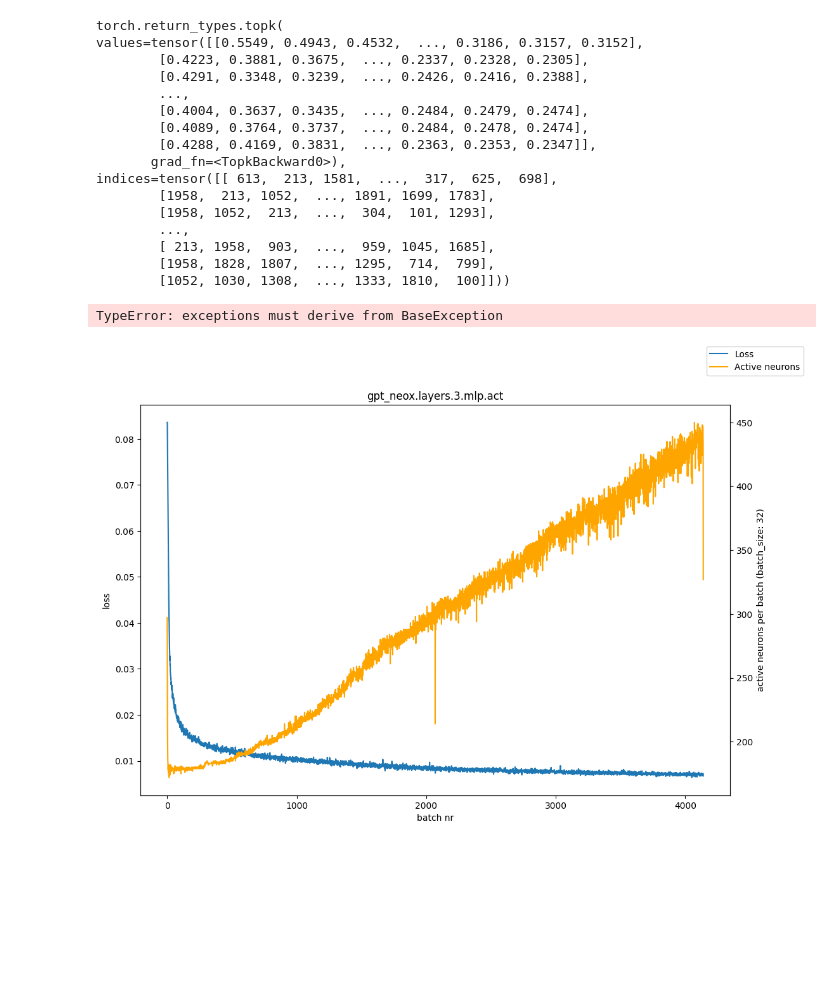
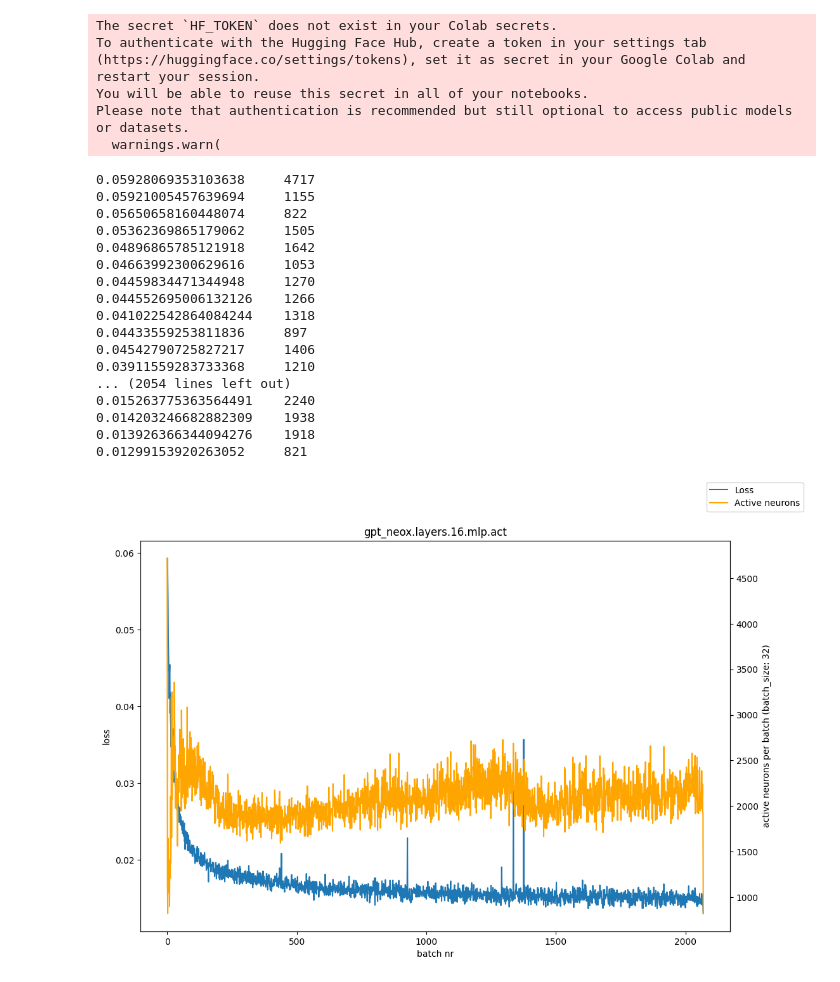
Before and after one commit to MarkusSibbesen/mechinterp_research_project, a Jupyter notebook: training_sparse_autoencoders.ipynb, the cells around one changed output. Drawn from its saved outputs; the diff is of its cells as text; code cells hidden in the pictures; blank space fills up the shorter version.

```diff
--- a/training_sparse_autoencoders.ipynb
+++ b/training_sparse_autoencoders.ipynb
@@ -47,8 +69,8 @@ import math
 device = torch.device("cuda" if torch.cuda.is_available() else "cpu")
 # %%
 # For the base model
-url = "EleutherAI/pythia-14m"
-hookpoints = ["gpt_neox.layers.3.mlp.act"]
+url = "EleutherAI/pythia-1.4b"
+hookpoints = ["gpt_neox.layers.16.mlp.act"]
 out_folder = f"models/sparse_autoencoders/{url.split('/')[-1]}"
 log_folder = f"training_logs/sparse_autoencoders/{url.split('/')[-1]}"
 
@@ -65,19 +87,25 @@ dataloader = DataLoader(
     batch_size=batch_size,
     shuffle=True
 )
+# %% [output]
+The secret `HF_TOKEN` does not exist in your Colab secrets.
+To authenticate with the Hugging Face Hub, create a token in your settings tab (https://huggingface.co/settings/tokens), set it as secret in your Google Colab and restart your session.
+You will be able to reuse this secret in all of your notebooks.
+Please note that authentication is recommended but still optional to access public models or datasets.
+  warnings.warn(
 # %%
 # SAE data
 
 input_size = model.config.intermediate_size
 
-expansion_factor = 4
+expansion_factor = 8
 
 meta_data = {
     'input_size': input_size,
     'hidden_size': input_size * expansion_factor,
-    'k': int(math.sqrt(input_size*expansion_factor)),
+    'k': 32,
     "pre_encoder_bias": True,
-    "activation_function": "topk"
+    "same_W": False
 }
 
 
@@ -101,9 +129,7 @@ class SaeTrainer():
     def train_step(self, input_, labels):
         outputs = self.model(input_).to(device)
         loss = self.loss_fn(outputs, labels)
-        hiddens = self.model.hidden_activations
-        print(hiddens)
-        raise "test"
+        hiddens = self.model.activations
         active_neurons = len(torch.unique(hiddens.indices))
 
         loss.backward()
@@ -143,29 +169,29 @@ for activations, _ in activation_label_generator(dataloader, model, hookpoints,
         print(f'{loss}\t{active_neurons}', end='')
     print('')
 # %% [output]
-torch.return_types.topk(
-values=tensor([[0.5549, 0.4943, 0.4532,  ..., 0.3186, 0.3157, 0.3152],
-        [0.4223, 0.3881, 0.3675,  ..., 0.2337, 0.2328, 0.2305],
-        [0.4291, 0.3348, 0.3239,  ..., 0.2426, 0.2416, 0.2388],
-        ...,
-        [0.4004, 0.3637, 0.3435,  ..., 0.2484, 0.2479, 0.2474],
-        [0.4089, 0.3764, 0.3737,  ..., 0.2484, 0.2478, 0.2474],
-        [0.4288, 0.4169, 0.3831,  ..., 0.2363, 0.2353, 0.2347]],
-       grad_fn=<TopkBackward0>),
-indices=tensor([[ 613,  213, 1581,  ...,  317,  625,  698],
-        [1958,  213, 1052,  ..., 1891, 1699, 1783],
-        [1958, 1052,  213,  ...,  304,  101, 1293],
-        ...,
-        [ 213, 1958,  903,  ...,  959, 1045, 1685],
-        [1958, 1828, 1807,  ..., 1295,  714,  799],
-        [1052, 1030, 1308,  ..., 1333, 1810,  100]]))
+0.05928069353103638     4717
+0.05921005457639694     1155
+0.05650658160448074     822
+0.05362369865179062     1505
+0.04896865785121918     1642
+0.04663992300629616     1053
+0.04459834471344948     1270
+0.044552695006132126    1266
+0.041022542864084244    1318
+0.04433559253811836     897
+0.04542790725827217     1406
+0.03911559283733368     1210
+... (2054 lines left out)
+0.015263775363564491    2240
+0.014203246682882309    1938
+0.013926366344094276    1918
+0.01299153920263052     821
-TypeError: exceptions must derive from BaseException
 # %%
 for sae_trainer in sae_trainers:
     hookpoint = sae_trainer.hookpoint
-    k = sae_trainer.model.k
+    k = sae_trainer.model.meta_data['k']
 
-    model_out_path = f'{out_folder}/topk{k}/{hookpoint}.pt'
+    model_out_path = f'../drive/MyDrive/models/{hookpoint}.pt'
     meta_data_out_path = f'{out_folder}/topk{k}/{hookpoint}.json'
     log_path = f'{log_folder}/topk{k}/{hookpoint}.csv'
     log_fig_path = f'{log_folder}/topk{k}/{hookpoint}.png'
@@ -174,31 +200,31 @@ for sae_trainer in sae_trainers:
     if not os.path.isdir(f'{out_folder}'):
         os.mkdir(f'{out_folder}')
     if not os.path.isdir(f'{log_folder}'):
         os.mkdir(f'{log_folder}')
 
     if not os.path.isdir(f'{out_folder}/topk{k}'):
         os.mkdir(f'{out_folder}/topk{k}')
     if not os.path.isdir(f'{log_folder}/topk{k}'):
         os.mkdir(f'{log_folder}/topk{k}')
 
     torch.save(sae_trainer.model.state_dict(), model_out_path)
 
     new_meta = {key: value for key, value in meta_data.items()}
     new_meta['batch_size'] = batch_size
     new_meta['num_batches_trained_on'] = sae_trainer.batches
     new_meta['hookpoint'] = sae_trainer.hookpoint
     new_meta['learning_rate'] = learning_rate
 
     with open(meta_data_out_path, 'w') as file:
         json.dump(new_meta, file, indent=4)
 
     loss_log, active_neurons_log = zip(*sae_trainer.losses)
     df = pd.DataFrame({
         'loss': loss_log,
         'active_neurons': active_neurons_log
     })
     df.to_csv(log_path)
 
     sae_trainer.plot_loss(out_file=log_fig_path)
 # %% [output]
-[figure, old version]
+[figure, new version]
```
Also changed, not shown: parts of 6 cells of this notebook.
